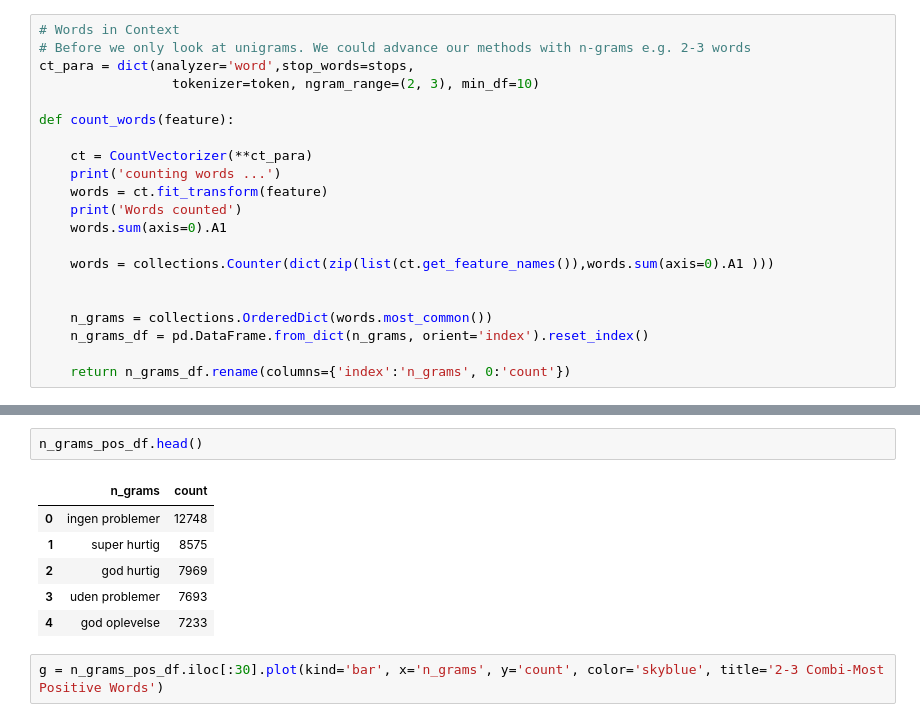
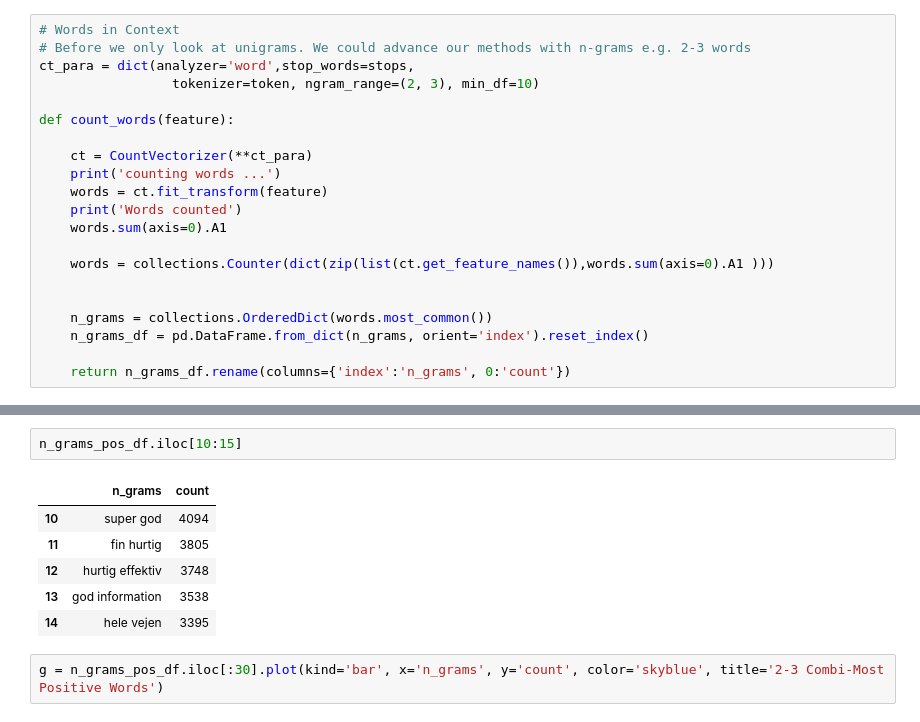
Before and after one commit to Proteusiq/DanishSentiments, a Jupyter notebook: notebooks/EDA_Sentiment.ipynb, the cells around one changed output, grey strips where cells are left out. Drawn from its saved outputs; the diff is of its cells as text.

```diff
--- a/notebooks/EDA_Sentiment.ipynb
+++ b/notebooks/EDA_Sentiment.ipynb
@@ -694,12 +700,12 @@ Wall time: 53.6 s
-# %%
-n_grams_pos_df.head()
-# %% [output]
-|  | n_grams | count |
-| 0 | ingen problemer | 12748 |
-| 1 | super hurtig | 8575 |
-| 2 | god hurtig | 7969 |
-| 3 | uden problemer | 7693 |
-| 4 | god oplevelse | 7233 |
+# %%
+n_grams_pos_df.iloc[10:15]
+# %% [output]
+|  | n_grams | count |
+| 10 | super god | 4094 |
+| 11 | fin hurtig | 3805 |
+| 12 | hurtig effektiv | 3748 |
+| 13 | god information | 3538 |
+| 14 | hele vejen | 3395 |
 # %%
 g = n_grams_pos_df.iloc[:30].plot(kind='bar', x='n_grams', y='count', color='skyblue', title='2-3 Combi-Most Positive Words')
 # %% [output]
```
Also changed, not shown: parts of 21 cells of this notebook, 4 other files.
